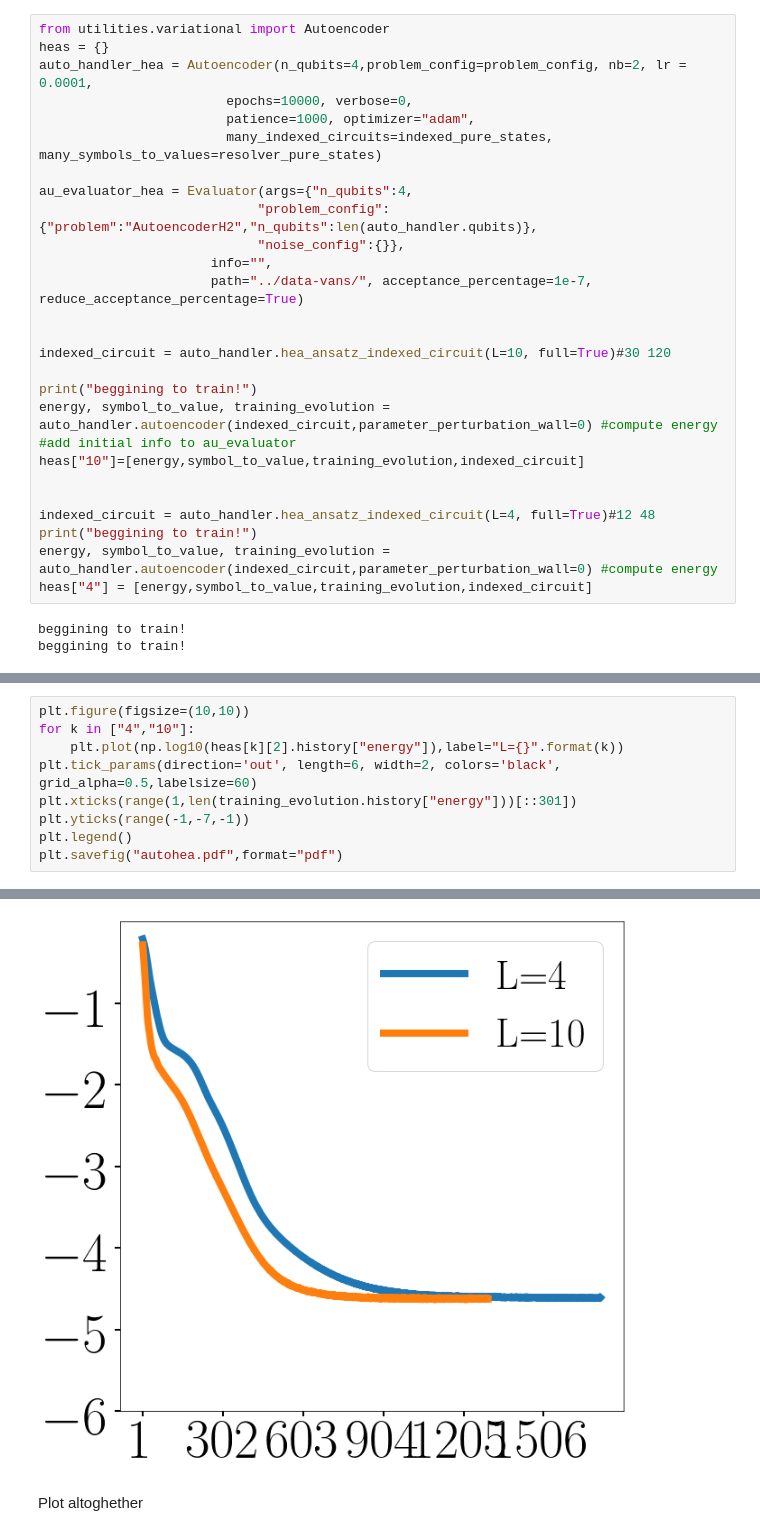
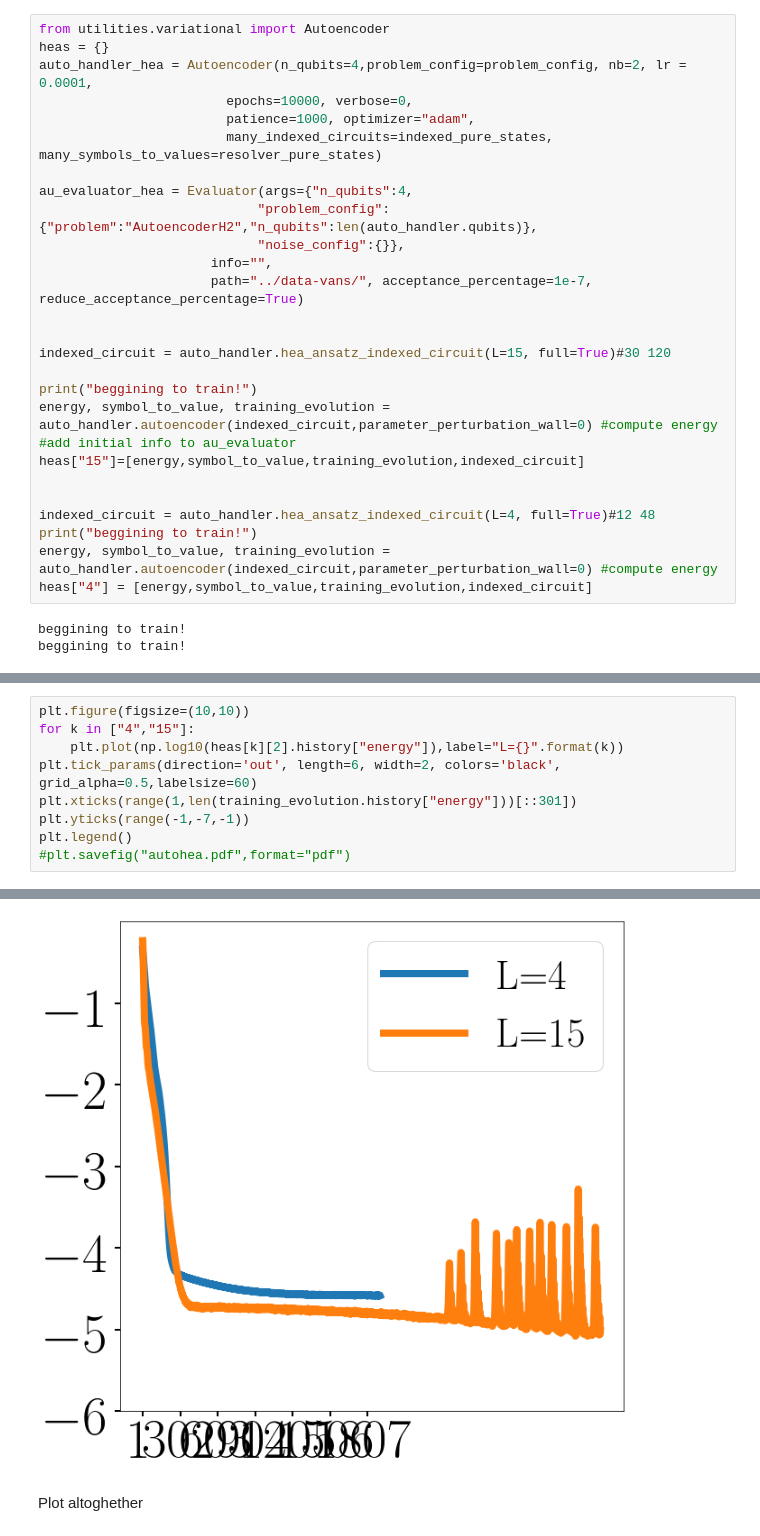
Before and after one commit to matibilkis/vans, a Jupyter notebook: results/autoencoder/comparing_au_hea.ipynb, the cells around one changed output, grey strips where cells are left out. Drawn from its saved outputs; the diff is of its cells as text.

Commit message:
data with H4 to plot

```diff
--- a/results/autoencoder/comparing_au_hea.ipynb
+++ b/results/autoencoder/comparing_au_hea.ipynb
@@ -326,12 +337,12 @@ au_evaluator_hea = Evaluator(args={"n_qubits":4,
                       path="../data-vans/", acceptance_percentage=1e-7, reduce_acceptance_percentage=True)
 
 
-indexed_circuit = auto_handler.hea_ansatz_indexed_circuit(L=10, full=True)#30 120
+indexed_circuit = auto_handler.hea_ansatz_indexed_circuit(L=15, full=True)#30 120
 
 print("beggining to train!")
 energy, symbol_to_value, training_evolution = auto_handler.autoencoder(indexed_circuit,parameter_perturbation_wall=0) #compute energy
 #add initial info to au_evaluator
-heas["10"]=[energy,symbol_to_value,training_evolution,indexed_circuit]
+heas["15"]=[energy,symbol_to_value,training_evolution,indexed_circuit]
 
 
 indexed_circuit = auto_handler.hea_ansatz_indexed_circuit(L=4, full=True)#12 48
@@ -354,11 +365,11 @@ plt.savefig("autohea-1.pdf",format="pdf")
 [figure]
 # %%
 plt.figure(figsize=(10,10))
-for k in ["4","10"]:
+for k in ["4","15"]:
     plt.plot(np.log10(heas[k][2].history["energy"]),label="L={}".format(k))
 plt.tick_params(direction='out', length=6, width=2, colors='black', grid_alpha=0.5,labelsize=60)
 plt.xticks(range(1,len(training_evolution.history["energy"]))[::301])
 plt.yticks(range(-1,-7,-1))
 plt.legend()
-plt.savefig("autohea.pdf",format="pdf")
+#plt.savefig("autohea.pdf",format="pdf")
 # %% [output]
@@ -365,3 +377,3 @@ plt.savefig("autohea.pdf",format="pdf")
-[figure, old version]
+[figure, new version]
 # %% [markdown]
 Plot altoghether
```
Also changed, not shown: parts of 10 cells of this notebook, 26 other files.
